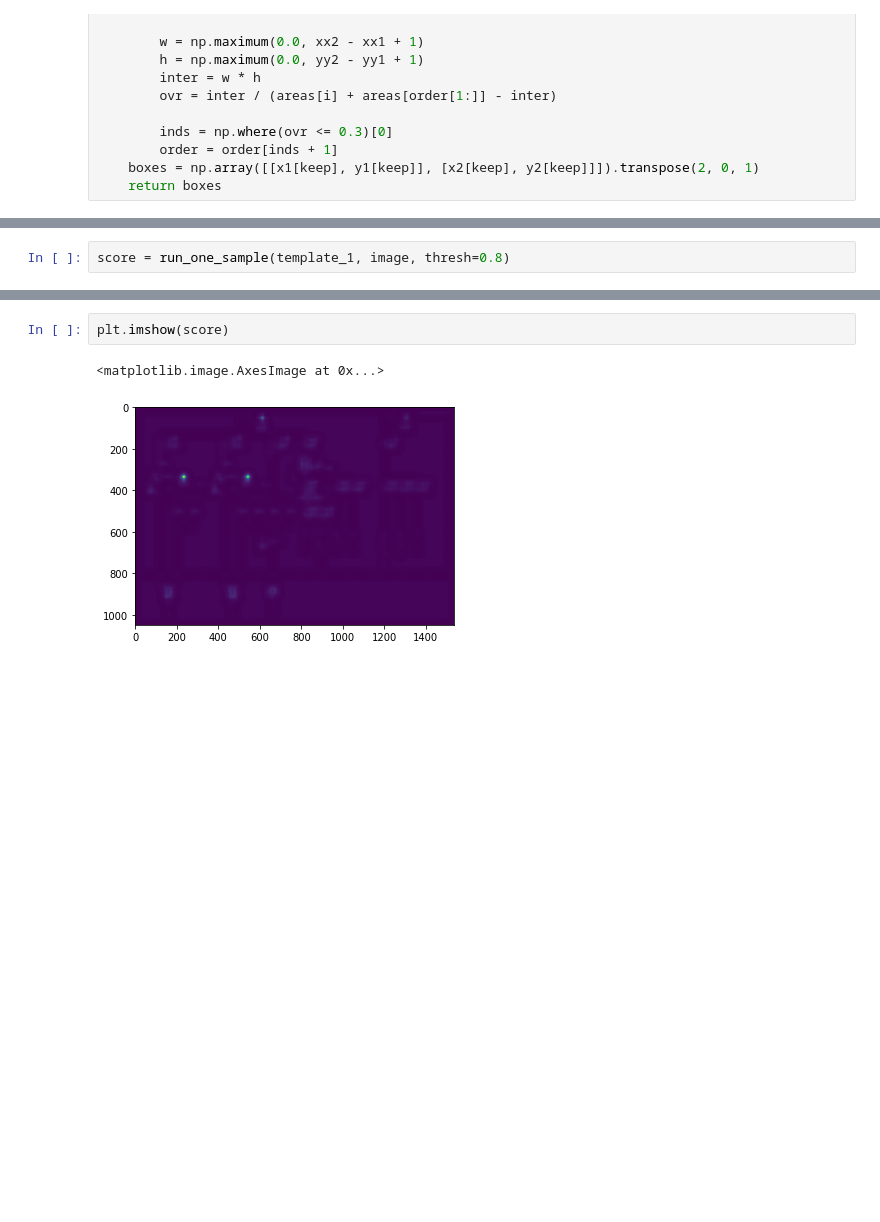
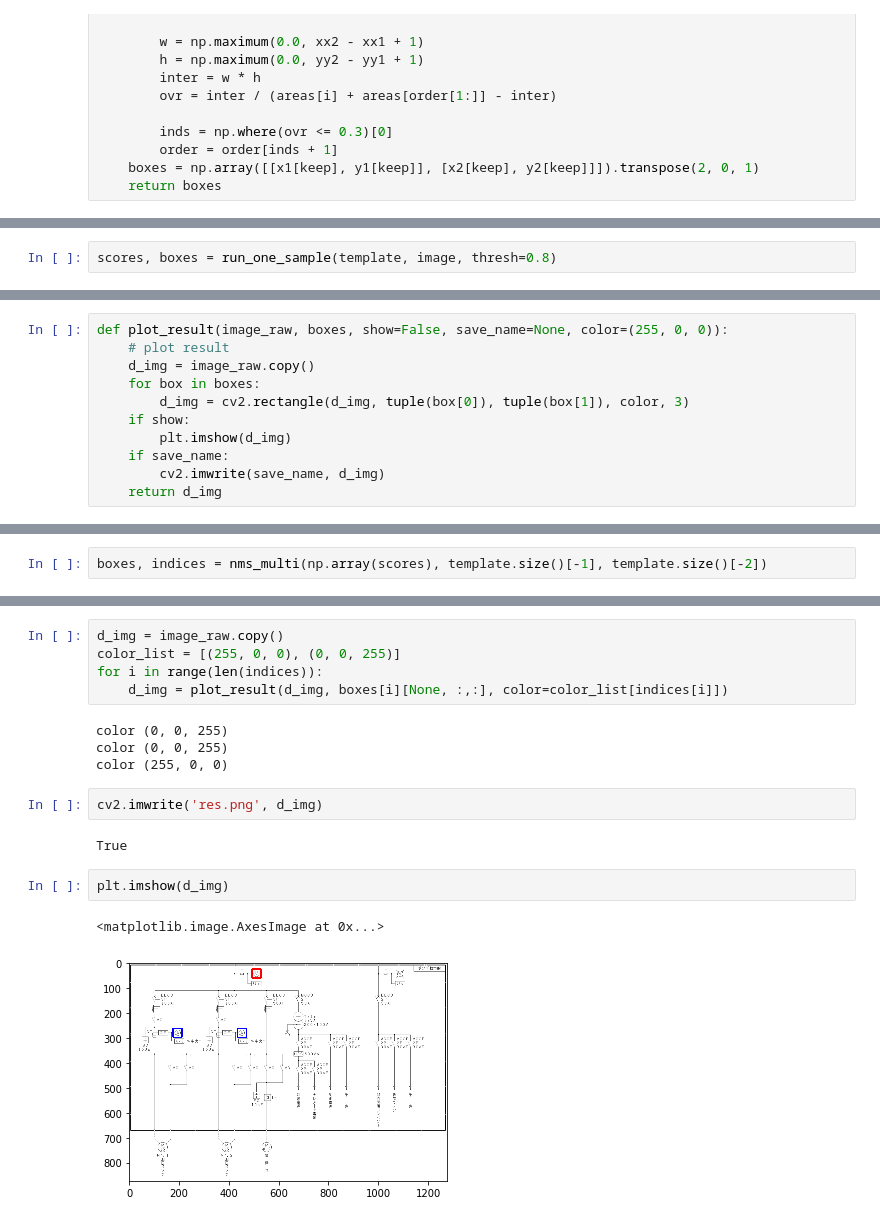
Before and after one commit to kamata1729/QATM_pytorch, a Jupyter notebook: qatm_pytorch.ipynb, the cells around one changed output, grey strips where cells are left out. Cells and saved outputs as stored; diff of their text form; blank space fills up the shorter version.

Commit message:
add multi nms

```diff
--- a/qatm_pytorch.ipynb
+++ b/qatm_pytorch.ipynb
@@ -226,3 +242,3 @@ def nms(score, w_ini, h_ini, thresh=0.7):
 # %%
-score = run_one_sample(template_1, image, thresh=0.8)
+scores, boxes = run_one_sample(template, image, thresh=0.8)
 # %% [output]
@@ -233,0 +312,11 @@ values torch.Size([69542])
+# %%
+def plot_result(image_raw, boxes, show=False, save_name=None, color=(255, 0, 0)):
+    # plot result
+    d_img = image_raw.copy()
+    for box in boxes:
+        d_img = cv2.rectangle(d_img, tuple(box[0]), tuple(box[1]), color, 3)
+    if show:
+        plt.imshow(d_img)
+    if save_name:
+        cv2.imwrite(save_name, d_img)
+    return d_img
@@ -233,0 +335,2 @@ values torch.Size([69542])
+# %%
+boxes, indices = nms_multi(np.array(scores), template.size()[-1], template.size()[-2])
@@ -234,5 +369,18 @@ values torch.Size([69542])
+# %%
+d_img = image_raw.copy()
+color_list = [(255, 0, 0), (0, 0, 255)]
+for i in range(len(indices)):
+    d_img = plot_result(d_img, boxes[i][None, :,:], color=color_list[indices[i]])
+# %% [output]
+color (0, 0, 255)
+color (0, 0, 255)
+color (255, 0, 0)
+# %%
+cv2.imwrite('res.png', d_img)
+# %% [output]
+True
 # %%
-plt.imshow(score)
+plt.imshow(d_img)
 # %% [output]
 <matplotlib.image.AxesImage at 0x...>
-[figure, old version]
+[figure, new version]
```
Also changed, not shown: parts of 15 cells of this notebook, 1 other file.
